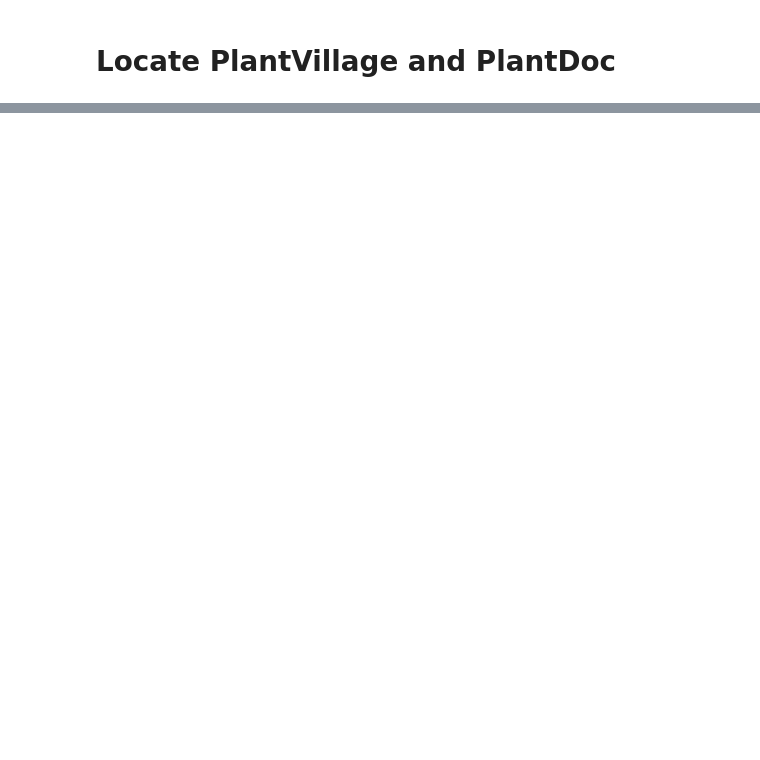
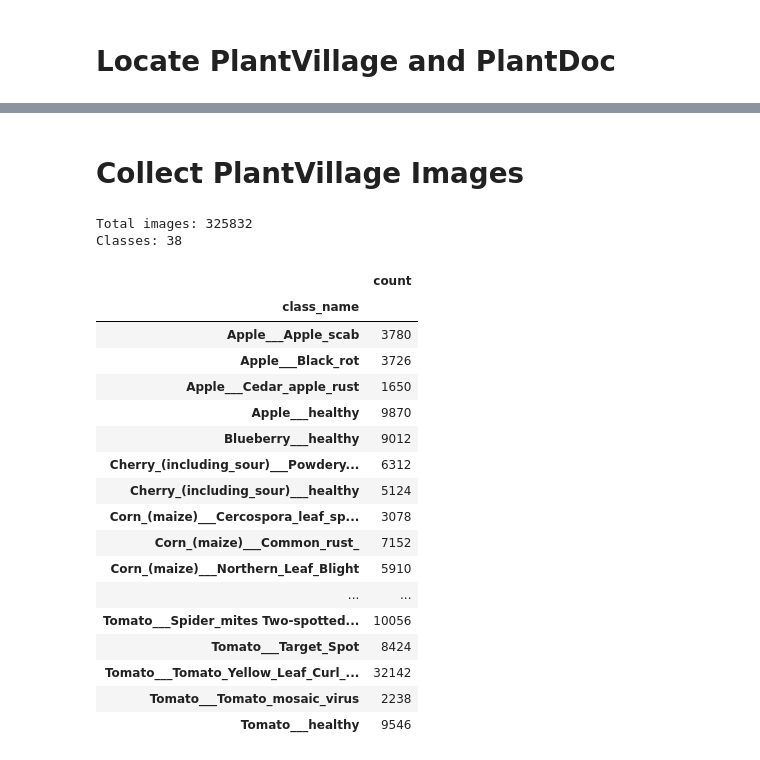
Before and after one commit to gulshan0201/Leaf-Disease-Detection-Hybrid-Model, a Jupyter notebook: swin-cnn-adaptivemodel.ipynb, the cells around one changed output, grey strips where cells are left out. Cells and saved outputs as stored; diff of their text form; code cells hidden in the pictures; blank space fills up the shorter version.

```diff
--- a/swin-cnn-adaptivemodel.ipynb
+++ b/swin-cnn-adaptivemodel.ipynb
@@ -210,0 +228,62 @@ Exists: False
+# %% [markdown]
+# Collect PlantVillage Images #
+# %%
+IMAGE_EXTENSIONS = {".jpg", ".jpeg", ".png", ".bmp", ".webp"}
+
+def collect_images_from_class_folders(root):
+    rows = []
+
+    root = Path(root)
+
+    for image_path in root.rglob("*"):
+        if not image_path.is_file():
+            continue
+
+        if image_path.suffix.lower() not in IMAGE_EXTENSIONS:
+            continue
+
+        # immediate parent directory = class
+        class_name = image_path.parent.name
+
+        rows.append({
+            "filepath": str(image_path),
+            "class_name": class_name
+        })
+
+    return pd.DataFrame(rows)
+
+
+plantvillage_df = collect_images_from_class_folders(
+    PLANTVILLAGE_ROOT
+)
+
+print("Total images:", len(plantvillage_df))
+print("Classes:", plantvillage_df["class_name"].nunique())
+
+display(
+    plantvillage_df["class_name"]
+    .value_counts()
+    .sort_index()
+    .to_frame("count")
+)
+# %% [output]
+Total images: 325832
+Classes: 38
+|  | count |
+| class_name |  |
+| Apple___Apple_scab | 3780 |
+| Apple___Black_rot | 3726 |
+| Apple___Cedar_apple_rust | 1650 |
+| Apple___healthy | 9870 |
+| Blueberry___healthy | 9012 |
+| Cherry_(including_sour)___Powdery... | 6312 |
+| Cherry_(including_sour)___healthy | 5124 |
+| Corn_(maize)___Cercospora_leaf_sp... | 3078 |
+| Corn_(maize)___Common_rust_ | 7152 |
+| Corn_(maize)___Northern_Leaf_Blight | 5910 |
+| ... | ... |
+| Tomato___Spider_mites Two-spotted... | 10056 |
+| Tomato___Target_Spot | 8424 |
+| Tomato___Tomato_Yellow_Leaf_Curl_... | 32142 |
+| Tomato___Tomato_mosaic_virus | 2238 |
+| Tomato___healthy | 9546 |
```
Also changed, not shown: parts of 36 cells of this notebook.
